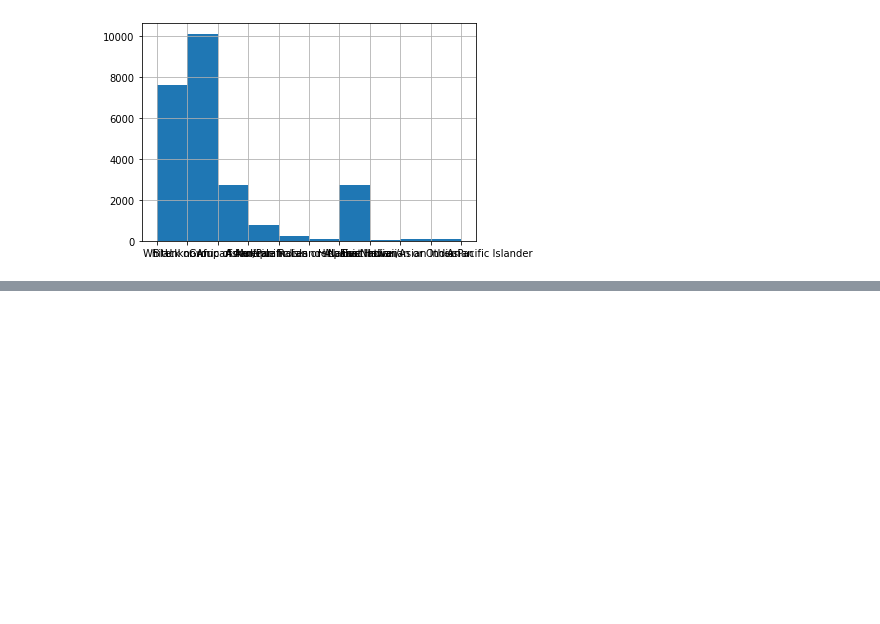
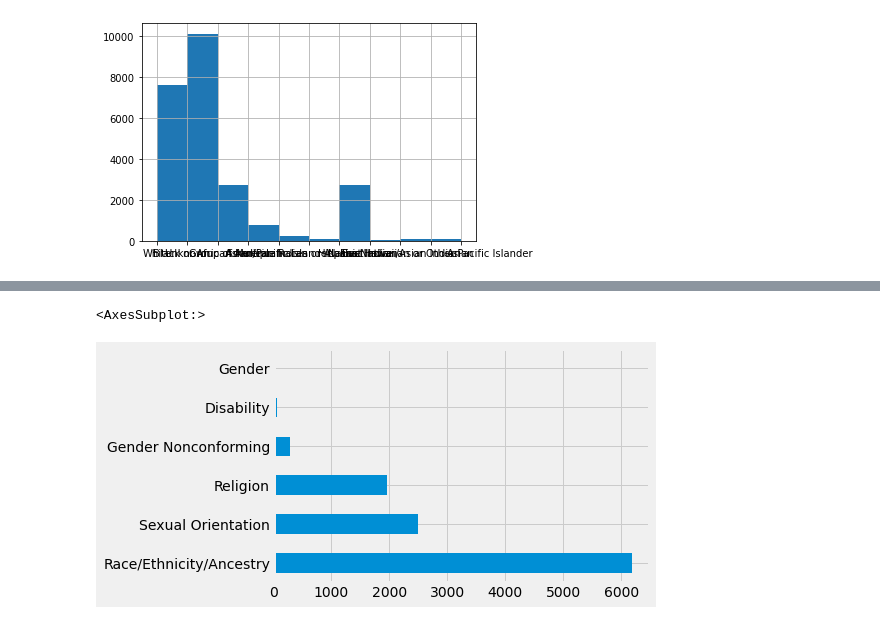
Before and after one commit to monachatterjee/LEDEProgram, a Jupyter notebook: CA Hate Crimes .ipynb, the cells around one changed output, grey strips where cells are left out. Saved outputs shown, nothing was run; the diff lists cells and outputs as text; code cells hidden in the pictures; blank space fills up the shorter version.

```diff
--- a/CA Hate Crimes .ipynb
+++ b/CA Hate Crimes .ipynb
@@ -93,0 +276,5 @@ df.Offensive_Act.
+# %%
+df['MostSeriousBiasType'].value_counts().plot(kind='barh')
+# %% [output]
+<AxesSubplot:>
+[figure, added]
```
Also changed, not shown: parts of 40 cells of this notebook.
